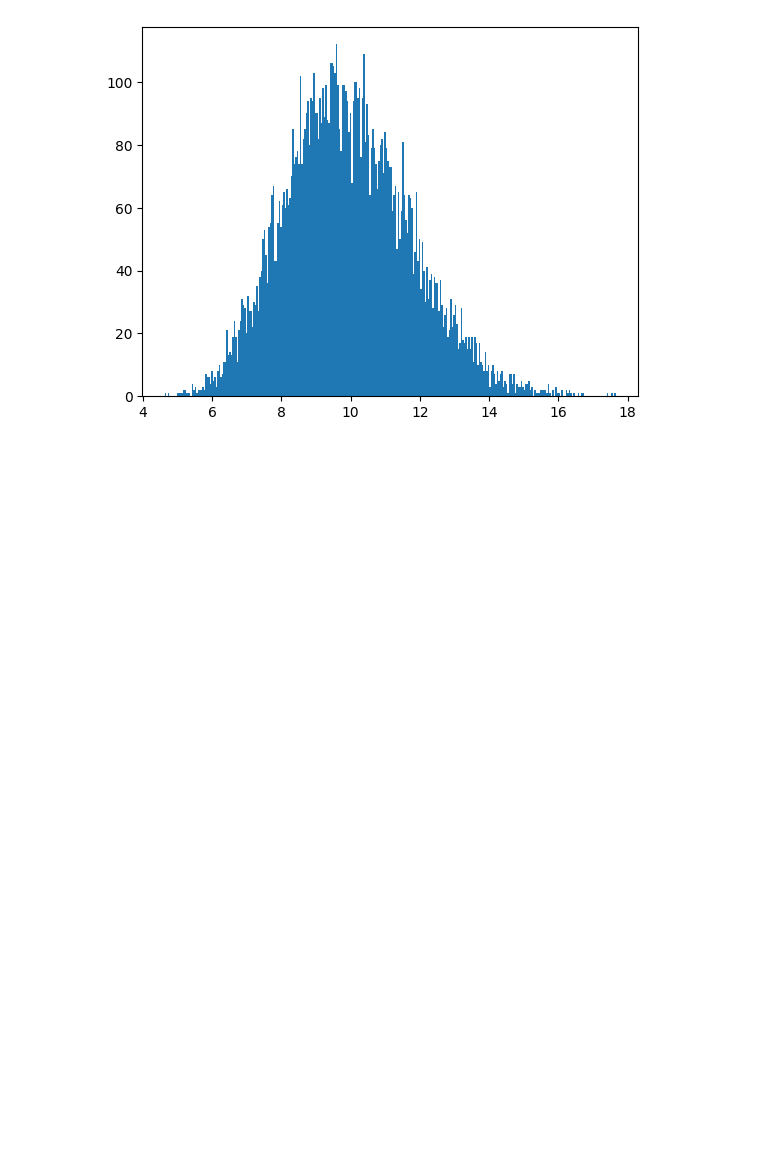
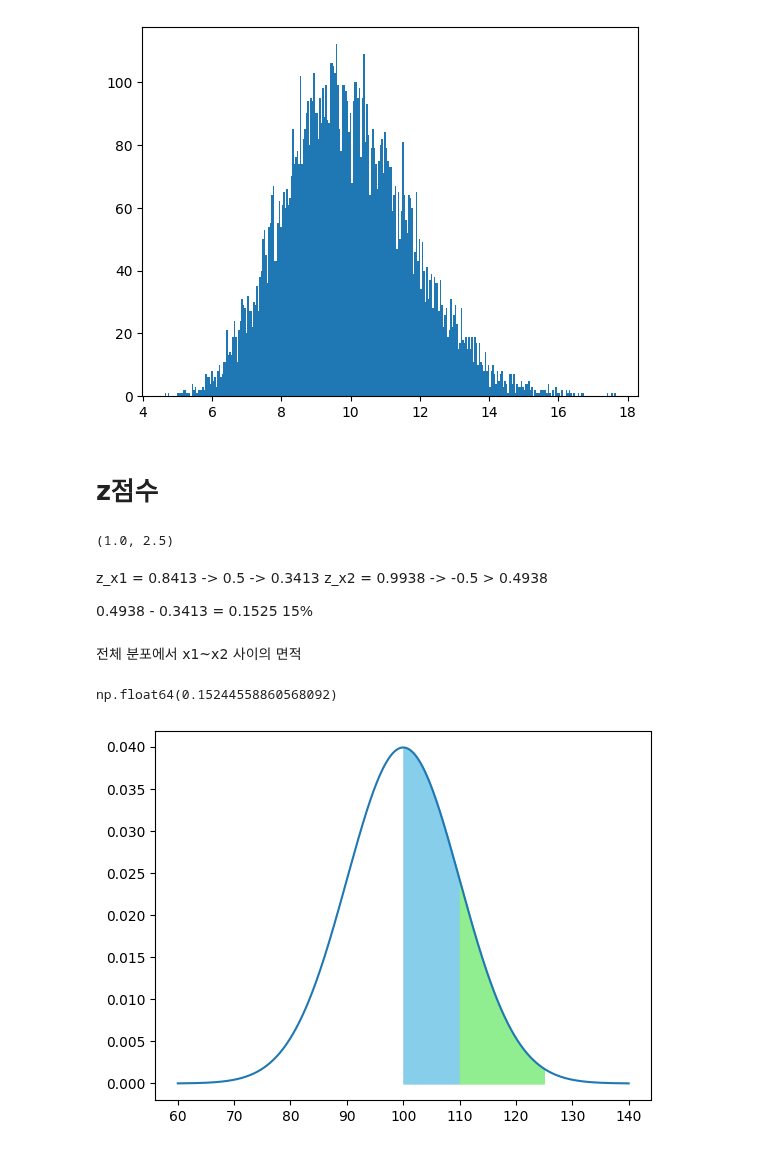
Before and after one commit to yleessam/hipython_rep, a Jupyter notebook: 23_확률.ipynb, the cells around one changed output. Cells and saved outputs as stored; diff of their text form; code cells hidden in the pictures; blank space fills up the shorter version.

```diff
--- a/23_확률.ipynb
+++ b/23_확률.ipynb
@@ -185,3 +185,42 @@ plt.hist(sample_mean, bins=300)
 plt.show()
 # %% [output]
 [figure]
+# %% [markdown]
+# z점수
+# %%
+mu = 100
+sigma = 10
+
+x1 = 110  #z점수를 계산하려고 하는 원래 점수
+x2 = 125
+
+#z점수 = 원점수 - 평균 / 표준편차
+z_x1 = (x1 - mu)/sigma
+z_x2 = (x2 - mu)/sigma
+z_x1, z_x2
+# %% [output]
+(1.0, 2.5)
+# %% [markdown]
+z_x1 = 0.8413 -> 0.5 -> 0.3413
+z_x2 = 0.9938 -> -0.5 > 0.4938
+
+0.4938 - 0.3413 = 0.1525  15%
+# %% [markdown]
+전체 분포에서 x1~x2 사이의 면적
+# %%
+area_z_x1 = norm.cdf(z_x1) - norm.cdf(0)
+area_z_x2 = norm.cdf(z_x2) - norm.cdf(0)
+diff_area = area_z_x2 - area_z_x1
+diff_area
+# %% [output]
+np.float64(0.15244558860568092)
+# %%
+# 시각화
+x = np.linspace(mu-4*sigma, mu+4*sigma, 1000)
+y = norm.pdf(x, mu, sigma)
+plt.plot(x,y)
+plt.fill_between(x,y, where=(x>=100)&(x<=110), color='skyblue')
+plt.fill_between(x,y, where=(x>110)&(x<=125), color='lightgreen')
+plt.show()
+# %% [output]
+[figure, added]
```
Also changed, not shown: 1 other file.
